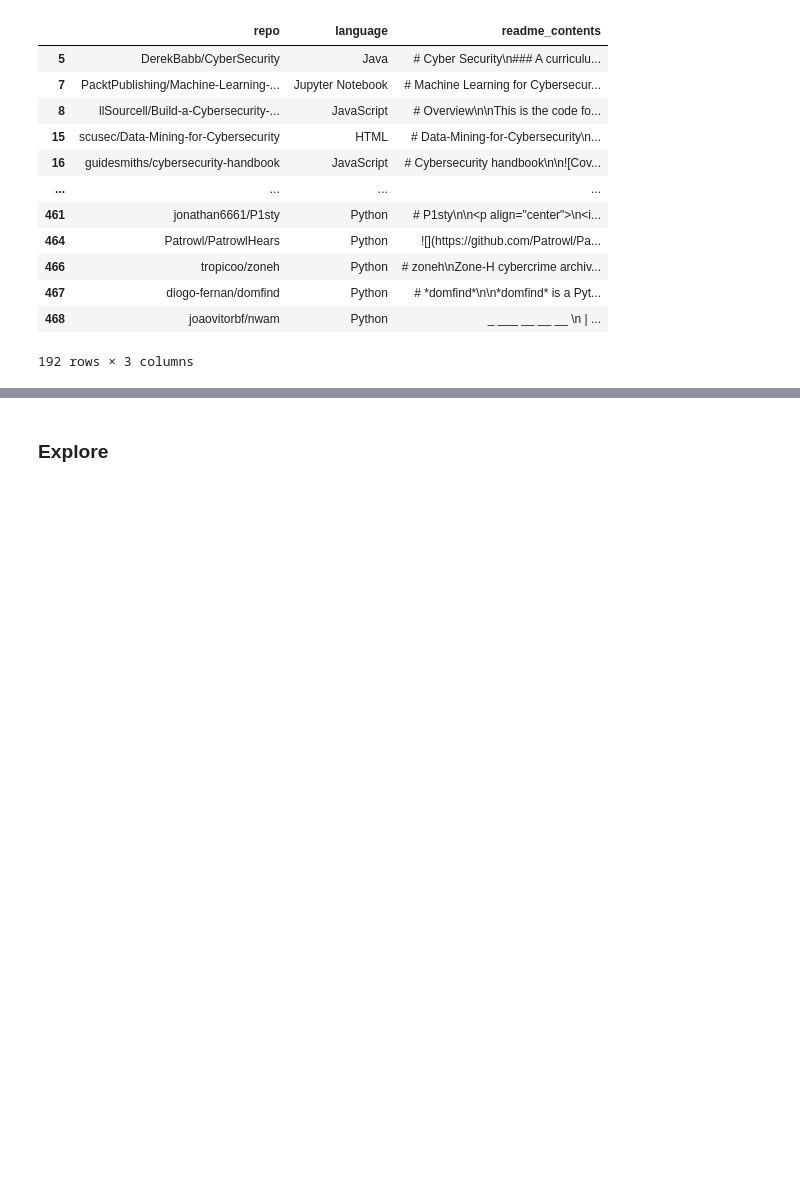
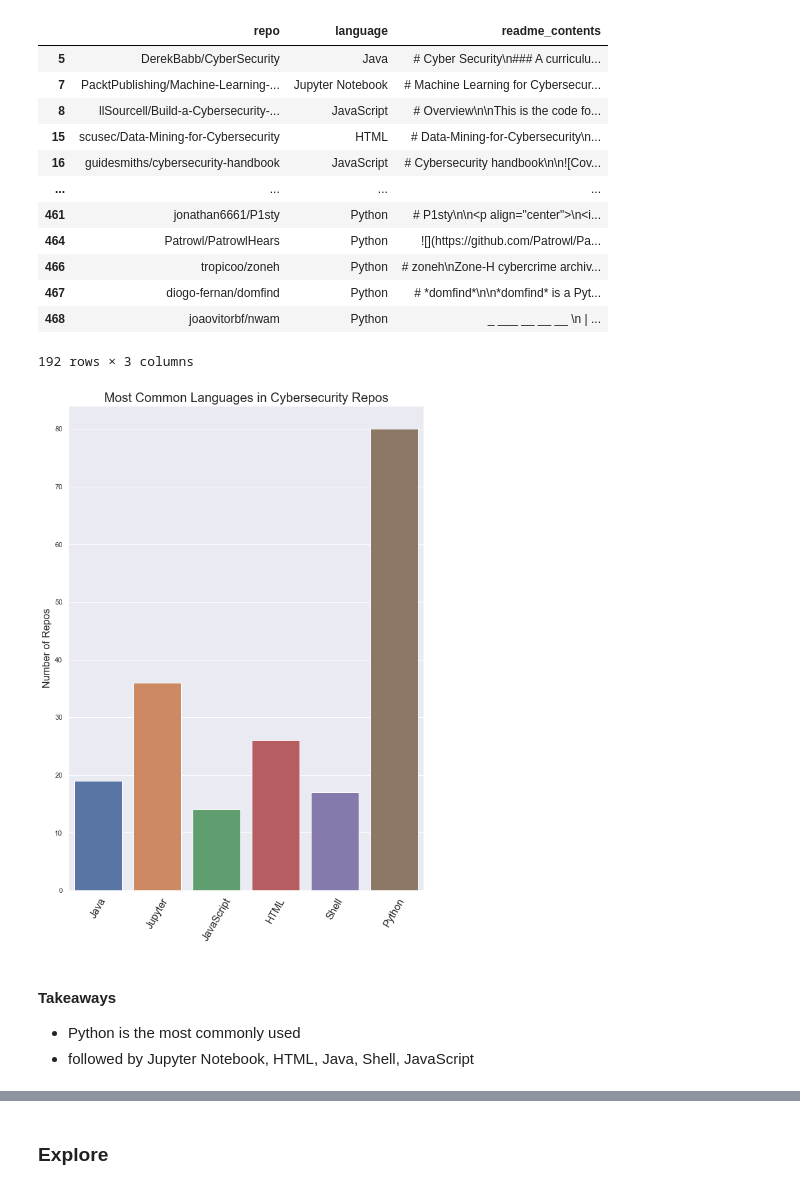
Before and after one commit to barbmarques/individual-nlp-project, a Jupyter notebook: Final_Notebook.ipynb, the cells around one changed output, grey strips where cells are left out. Saved outputs shown, nothing was run; the diff lists cells and outputs as text; code cells hidden in the pictures; blank space fills up the shorter version.

```diff
--- a/Final_Notebook.ipynb
+++ b/Final_Notebook.ipynb
@@ -99,3 +103,22 @@ df
 | 467 | diogo-fernan/domfind | Python | # *domfind*\n\n*domfind* is a Pyt... |
 | 468 | joaovitorbf/nwam | Python | _ ___ __ __ __ \n | ... |
 192 rows × 3 columns
+# %%
+#create count plot for top 6 languages
+%matplotlib inline
+plt.figure(figsize=(10, 14))
+sns.set(style="darkgrid")
+ax = sns.countplot(x=df.language)
+plt.title('Most Common Languages in Cybersecurity Repos', fontsize = 20)
+plt.xlabel(None)
+plt.ylabel('Number of Repos', fontsize = 16)
+plt.xticks([0, 1, 2, 3, 4, 5], ['Java','Jupyter', 'JavaScript', 'HTML', 'Shell', 'Python'])
+plt.xticks(rotation = 60, fontsize = 16)
+plt.savefig('cybersecurity.png')
+plt.show()
+# %% [output]
+[figure, added]
+# %% [markdown]
+#### Takeaways
+- Python is the most commonly used
+- followed by Jupyter Notebook, HTML, Java, Shell, JavaScript
```
Also changed, not shown: parts of 23 cells of this notebook, 2 other files.
